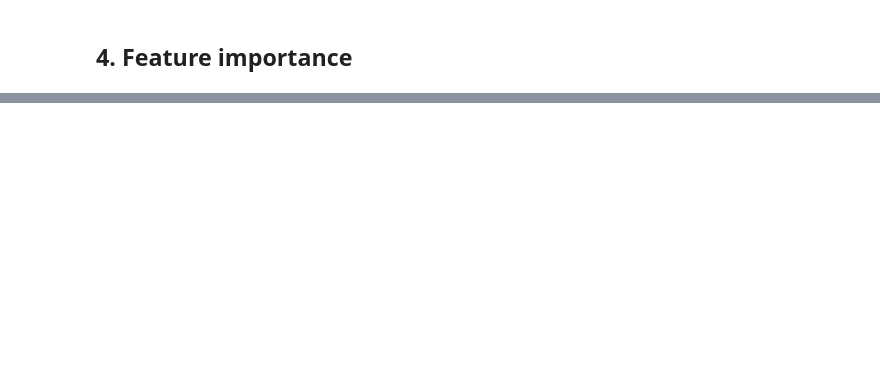
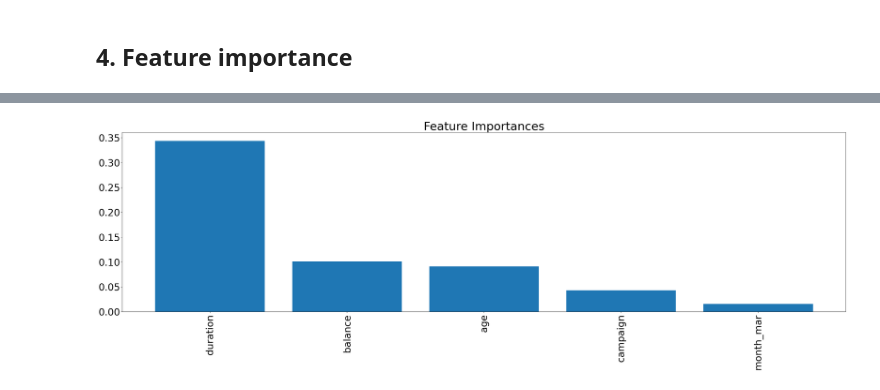
Before and after one commit to pradlanka/Apziva, a Jupyter notebook: rFf4wqN31Eb9WSMn/term_deposit_marketing.ipynb, the cells around one changed output, grey strips where cells are left out. Drawn from its saved outputs; the diff is of its cells as text; code cells hidden in the pictures; blank space fills up the shorter version.

```diff
--- a/rFf4wqN31Eb9WSMn/term_deposit_marketing.ipynb
+++ b/rFf4wqN31Eb9WSMn/term_deposit_marketing.ipynb
@@ -1248,0 +1400,20 @@ print("Mean 5-fold cross-validation score: {:.2f}".format(np.mean(cross_val_scor
+# %%
+# Extracting the feature importances from the Random Forest model pipeline
+rf_fis = rs_est_rf_td.best_estimator_['RFmdl'].rf.feature_importances_
+
+# Sort feature importances in descending order
+rf_indices = np.argsort(rf_fis)[::-1][:5]
+
+# Rearrange feature names so they match the sorted feature importances
+features_names =list(rs_est_rf_td.best_estimator_['preprocessor'].named_transformers_['numfeat'].get_feature_names_out()) + list(rs_est_rf_td.best_estimator_['preprocessor'].named_transformers_['catfeat'].get_feature_names_out())
+sorted_feature_names_rf = [features_names[i] for i in rf_indices]
+
+# Plotting the feature importances
+plt.figure(figsize=(40, 10))
+plt.title("Feature Importances")
+plt.bar(range(len(sorted_feature_names_rf)), rf_fis[rf_indices])
+plt.xticks(range(len(sorted_feature_names_rf)), sorted_feature_names_rf, rotation=90, fontsize = 'medium')
+plt.rcParams.update({'font.size': 30})
+plt.show()
+# %% [output]
+[figure, added]
```
Also changed, not shown: parts of 12 cells of this notebook.
